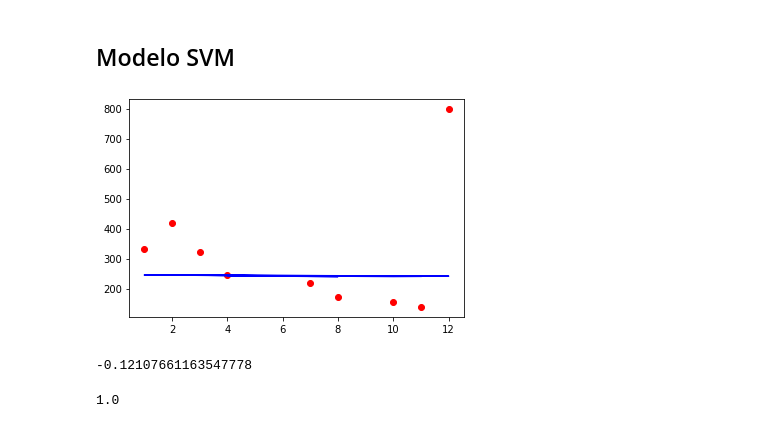
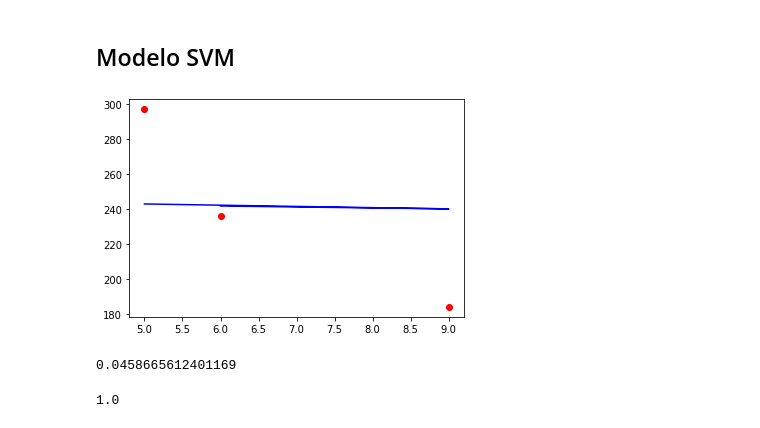
Before and after one commit to ClauCll/Curso_ML_A_Z, a Jupyter notebook: Regresión/Regresion_Bajas_Antiguedad_v3.ipynb, the cells around one changed output. Drawn from its saved outputs; the diff is of its cells as text; code cells hidden in the pictures.

```diff
--- a/Regresión/Regresion_Bajas_Antiguedad_v3.ipynb
+++ b/Regresión/Regresion_Bajas_Antiguedad_v3.ipynb
@@ -483,16 +483,16 @@ x_train, x_test, y_train, y_test = train_test_split(x,y ,test_size=0.2, random_s
 svr= SVR(kernel='rbf',degree=3, C=1.0, epsilon=0.2)
 svr.fit(x_train,y_train)
 # %%
-y_predic = svr.predict(x_train)
+y_predic = svr.predict(x_test)
 # %%
-plt.scatter(x_train,y_train, color='red')
-plt.plot(x_train,y_predic, color='Blue' )
+plt.scatter(x_test,y_test, color='red')
+plt.plot(x_test,y_predic, color='Blue' )
 plt.show()
 # %% [output]
-[figure, old version]
+[figure, new version]
 # %%
 #Precisión del modelo
-print(svr.score(x_train,y_train))
+print(svr.score(x_test,y_test))
 # %% [output]
--0.12107661163547778
+0.0458665612401169
 # %%
```
Also changed, not shown: parts of 1 cell of this notebook.
